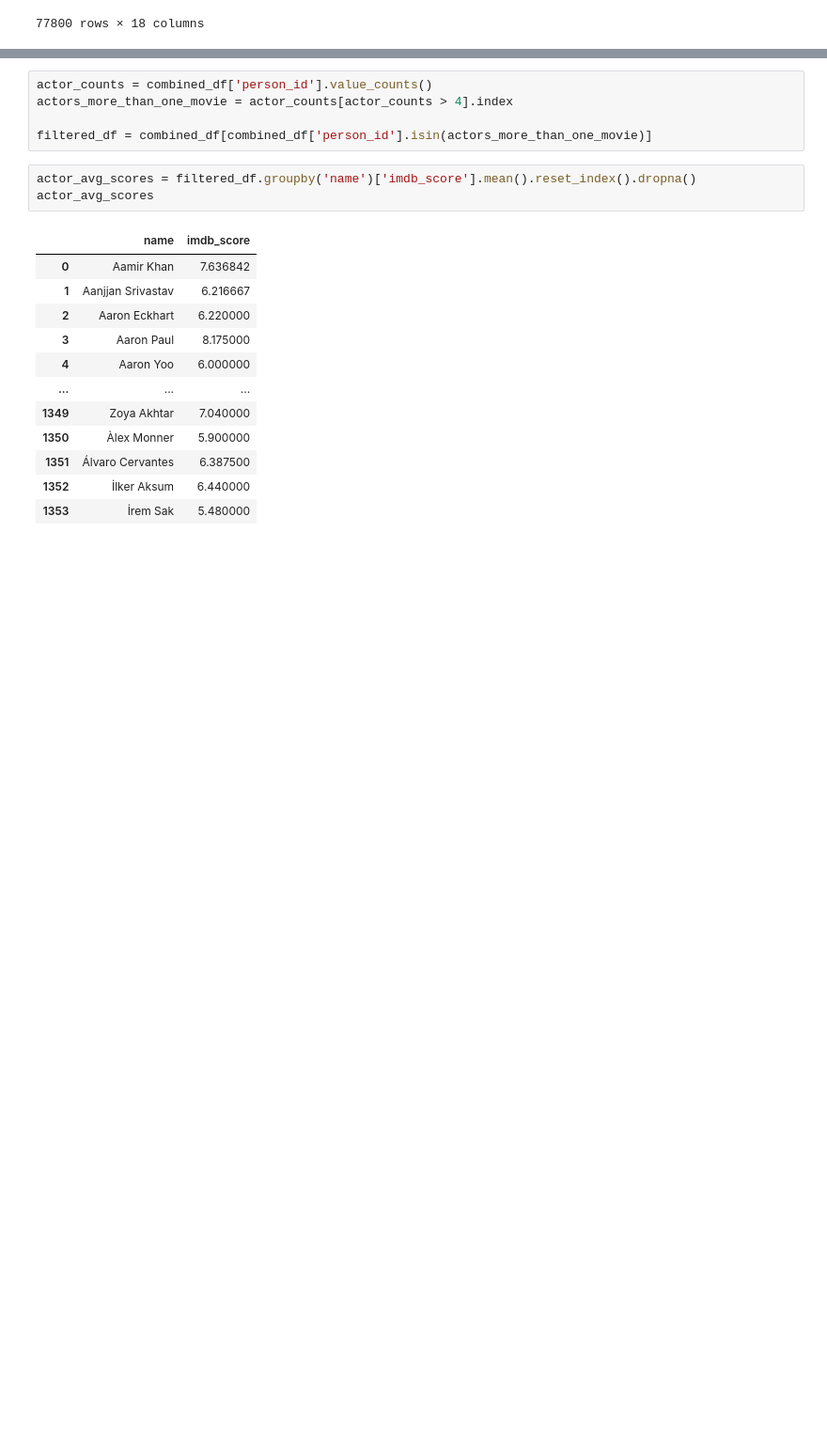
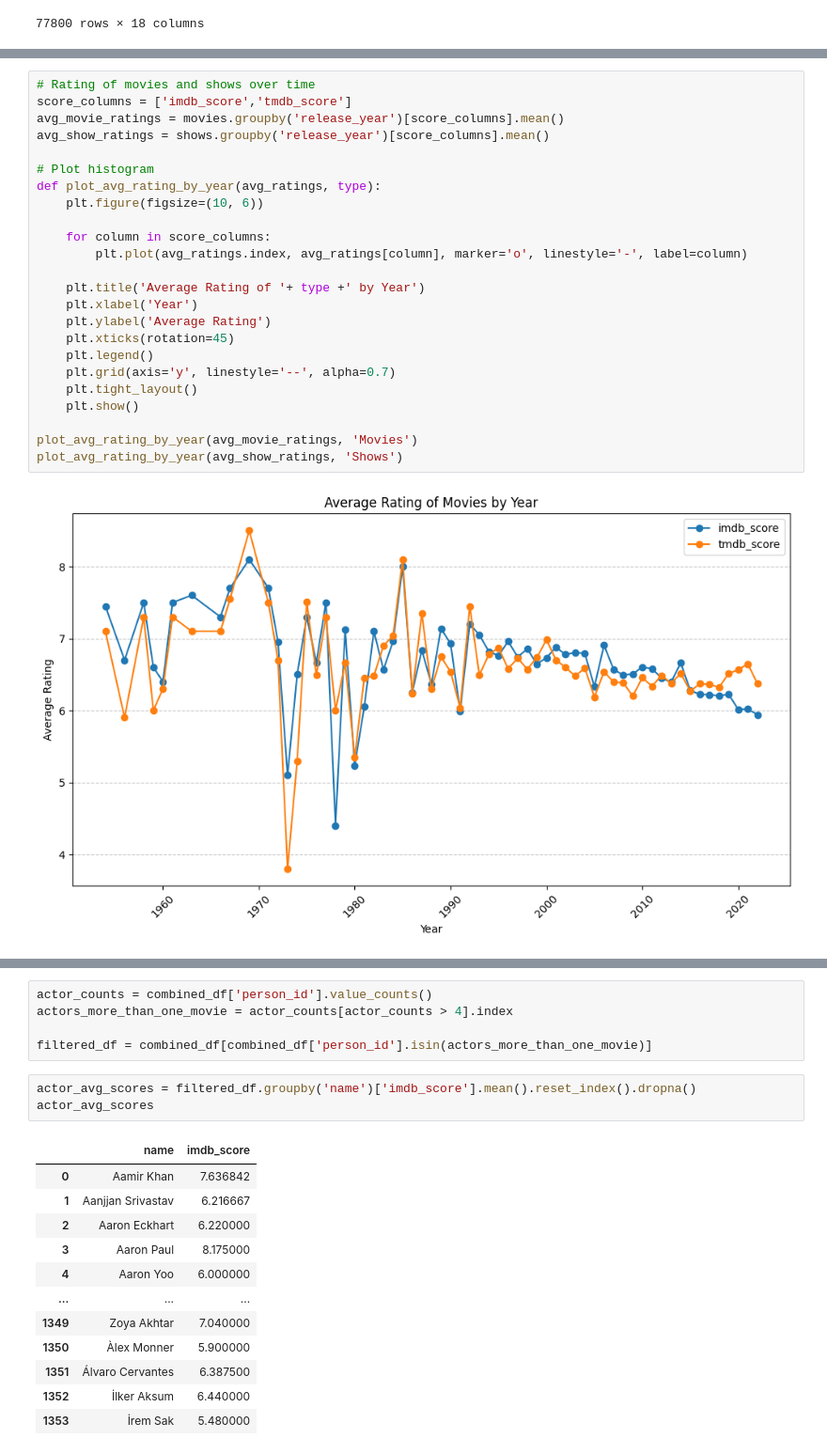
Before and after one commit to Vladboy2/EECS3401FinalProject, a Jupyter notebook: MovieShowPredictor.ipynb, the cells around one changed output, grey strips where cells are left out. Shown: that part at 94% size. Drawn from its saved outputs; the diff is of its cells as text; blank space fills up the shorter version.

Commit message:
line graphs of avg score over time

```diff
--- a/MovieShowPredictor.ipynb
+++ b/MovieShowPredictor.ipynb
@@ -140,0 +144,26 @@ shows
+# %%
+# Rating of movies and shows over time
+score_columns = ['imdb_score','tmdb_score']
+avg_movie_ratings = movies.groupby('release_year')[score_columns].mean()
+avg_show_ratings = shows.groupby('release_year')[score_columns].mean()
+
+# Plot histogram
+def plot_avg_rating_by_year(avg_ratings, type):
+    plt.figure(figsize=(10, 6))
+
+    for column in score_columns:
+        plt.plot(avg_ratings.index, avg_ratings[column], marker='o', linestyle='-', label=column)
+
+    plt.title('Average Rating of '+ type +' by Year')
+    plt.xlabel('Year')
+    plt.ylabel('Average Rating')
+    plt.xticks(rotation=45)
+    plt.legend()
+    plt.grid(axis='y', linestyle='--', alpha=0.7)
+    plt.tight_layout()
+    plt.show()
+
+plot_avg_rating_by_year(avg_movie_ratings, 'Movies')
+plot_avg_rating_by_year(avg_show_ratings, 'Shows')
+# %% [output]
+[figure, added]
```
Also changed, not shown: parts of 7 cells of this notebook.
